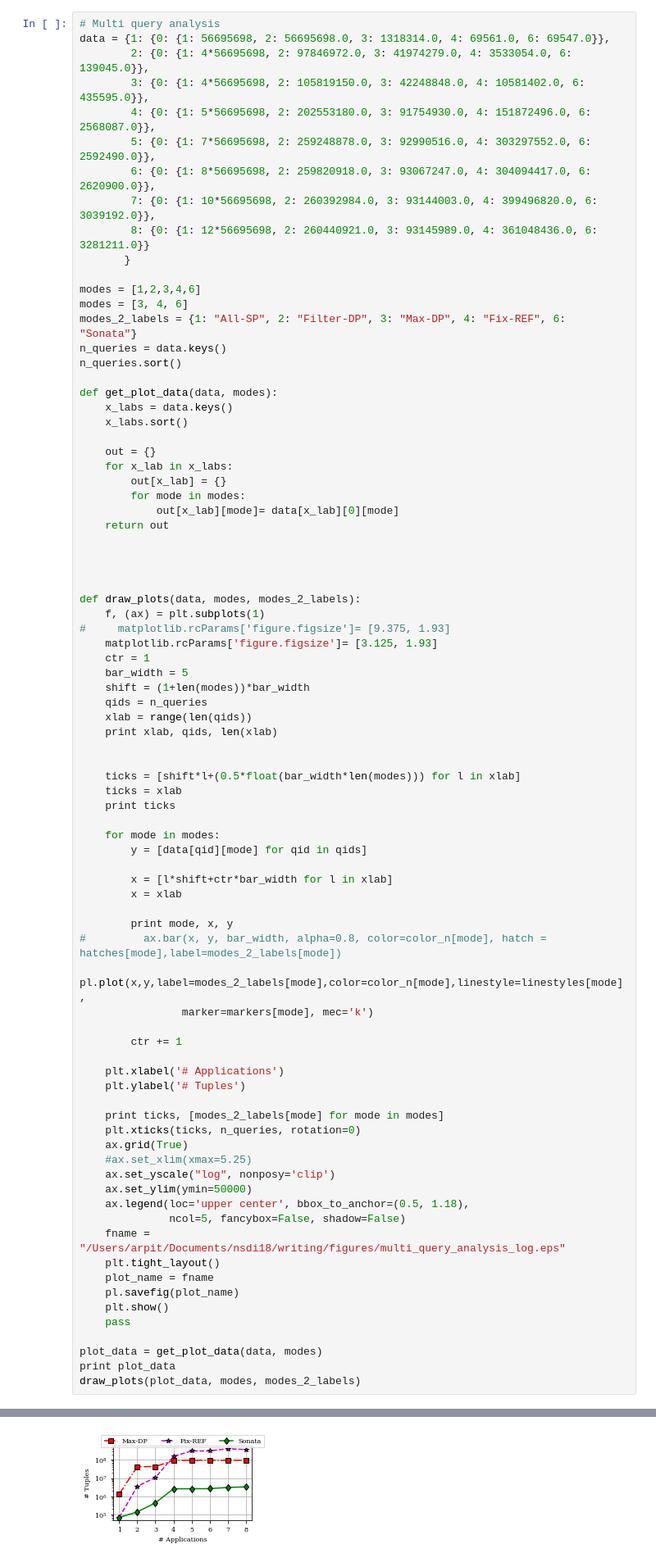
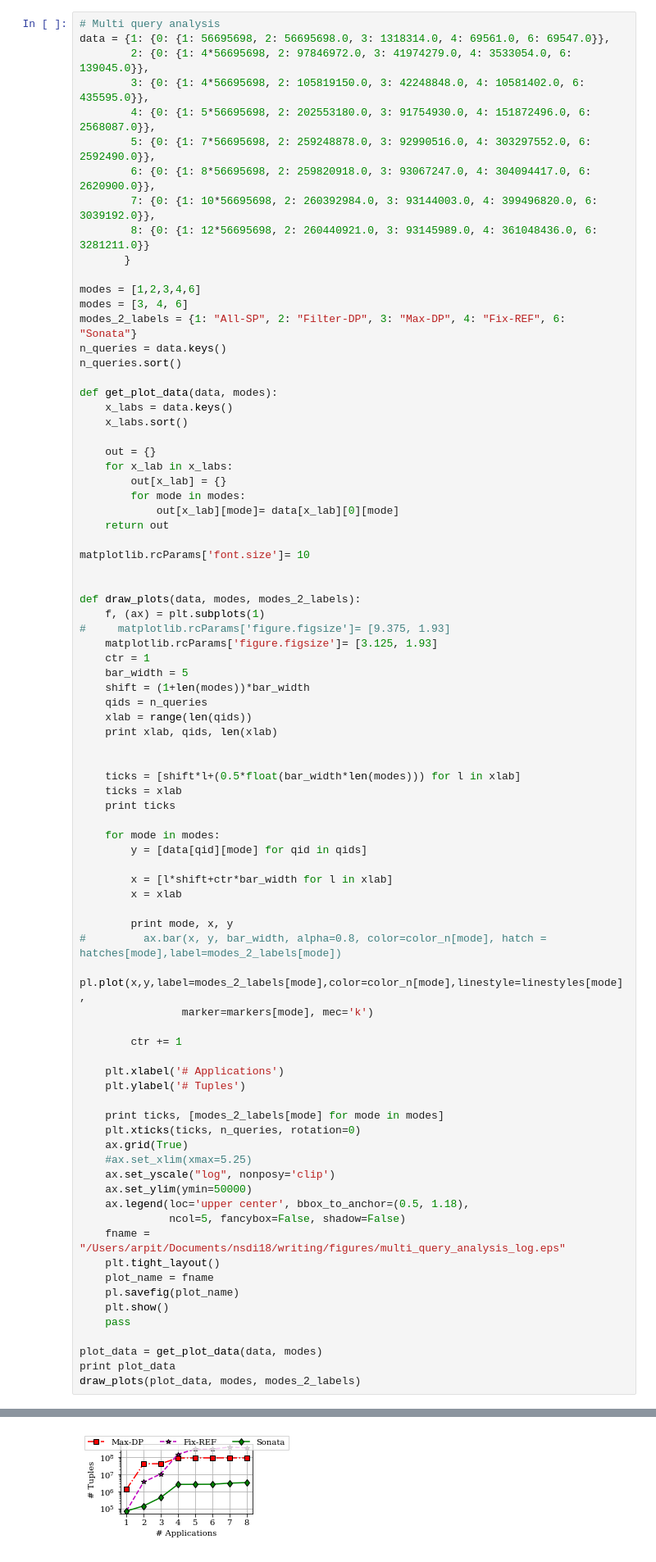
Before and after one commit to agupta13/SONATA-DEV, a Jupyter notebook: analysis/performance_eval/plot_results/plot_results.ipynb, the cells around one changed output, grey strips where cells are left out. Shown at 82% size. Saved outputs shown, nothing was run; the diff lists cells and outputs as text.

```diff
--- a/analysis/performance_eval/plot_results/plot_results.ipynb
+++ b/analysis/performance_eval/plot_results/plot_results.ipynb
@@ -474,7 +474,7 @@ def get_plot_data(data, modes):
             out[x_lab][mode]= data[x_lab][0][mode]
     return out
 
-
+matplotlib.rcParams['font.size']= 10
 
 
 def draw_plots(data, modes, modes_2_labels):
@@ -508,34 +508,34 @@ def draw_plots(data, modes, modes_2_labels):
 
     plt.xlabel('# Applications')
     plt.ylabel('# Tuples')
 
     print ticks, [modes_2_labels[mode] for mode in modes]
     plt.xticks(ticks, n_queries, rotation=0)
     ax.grid(True)
     #ax.set_xlim(xmax=5.25)
     ax.set_yscale("log", nonposy='clip')
     ax.set_ylim(ymin=50000)
     ax.legend(loc='upper center', bbox_to_anchor=(0.5, 1.18),
               ncol=5, fancybox=False, shadow=False)
     fname = "/Users/arpit/Documents/nsdi18/writing/figures/multi_query_analysis_log.eps"
     plt.tight_layout()
     plot_name = fname
     pl.savefig(plot_name)
     plt.show()
     pass
 
 plot_data = get_plot_data(data, modes)
 print plot_data
 draw_plots(plot_data, modes, modes_2_labels)
 # %% [output]
 {1: {3: 1318314.0, 4: 69561.0, 6: 69547.0}, 2: {3: 41974279.0, 4: 3533054.0, 6: 139045.0}, 3: {3: 42248848.0, 4: 10581402.0, 6: 435595.0}, 4: {3: 91754930.0, 4: 151872496.0, 6: 2568087.0}, 5: {3: 9299 ...
 [0, 1, 2, 3, 4, 5, 6, 7] [1, 2, 3, 4, 5, 6, 7, 8] 8
 [0, 1, 2, 3, 4, 5, 6, 7]
 3 [0, 1, 2, 3, 4, 5, 6, 7] [1318314.0, 41974279.0, 42248848.0, 91754930.0, 92990516.0, 93067247.0, 93144003.0, 93145989.0]
 4 [0, 1, 2, 3, 4, 5, 6, 7] [69561.0, 3533054.0, 10581402.0, 151872496.0, 303297552.0, 304094417.0, 399496820.0, 361048436.0]
 6 [0, 1, 2, 3, 4, 5, 6, 7] [69547.0, 139045.0, 435595.0, 2568087.0, 2592490.0, 2620900.0, 3039192.0, 3281211.0]
 [0, 1, 2, 3, 4, 5, 6, 7] ['Max-DP', 'Fix-REF', 'Sonata']
-[figure, old version]
+[figure, new version]
 # %% [markdown]
 ## Sensitivity: Pipeline Depth
 # %%
```
Also changed, not shown: parts of 10 cells of this notebook, 2 other files.
